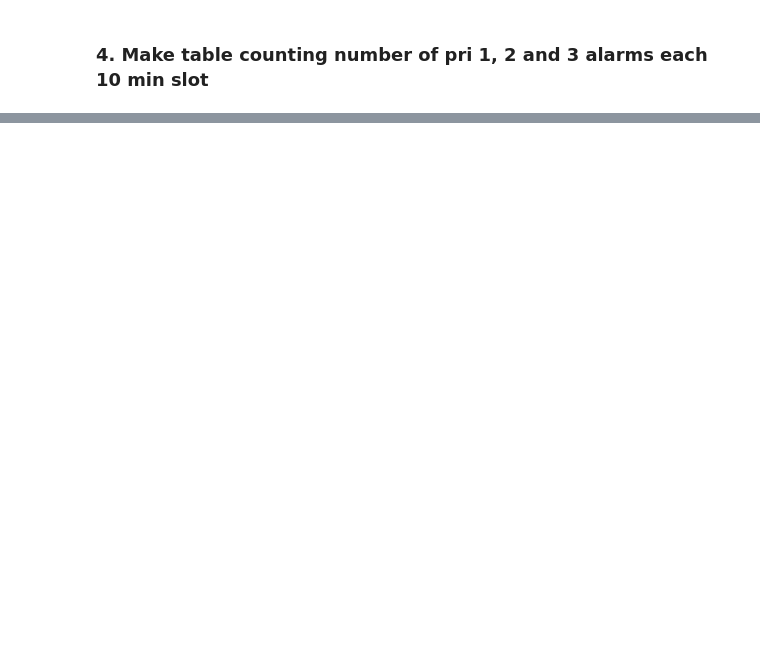
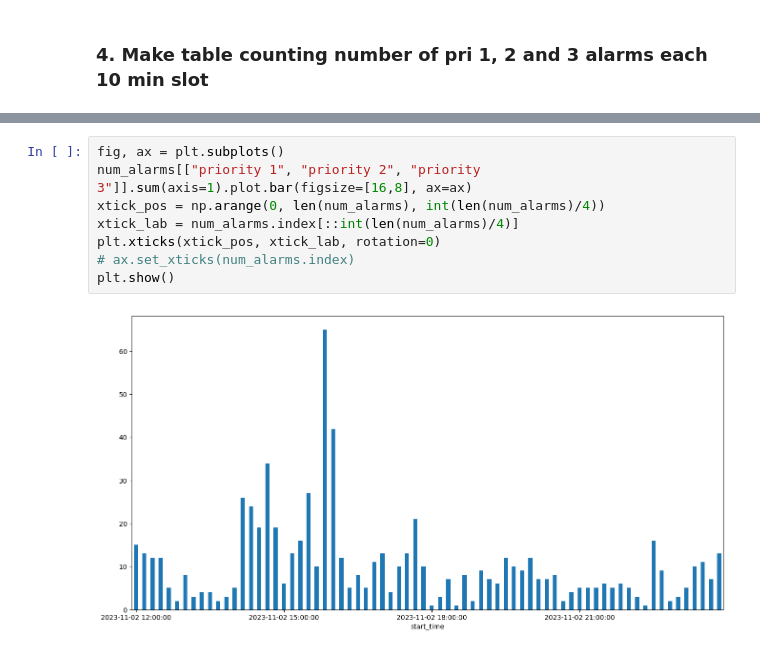
Before and after one commit to vetlenev/alarms_CrewLog, a Jupyter notebook: src/alarmKPI.ipynb, the cells around one changed output, grey strips where cells are left out. Drawn from its saved outputs; the diff is of its cells as text; blank space fills up the shorter version.

```diff
--- a/src/alarmKPI.ipynb
+++ b/src/alarmKPI.ipynb
@@ -235,0 +246,10 @@ num_alarms.iloc[1:20]
+# %%
+fig, ax = plt.subplots()
+num_alarms[["priority 1", "priority 2", "priority 3"]].sum(axis=1).plot.bar(figsize=[16,8], ax=ax)
+xtick_pos = np.arange(0, len(num_alarms), int(len(num_alarms)/4))
+xtick_lab = num_alarms.index[::int(len(num_alarms)/4)]
+plt.xticks(xtick_pos, xtick_lab, rotation=0)
+# ax.set_xticks(num_alarms.index)
+plt.show()
+# %% [output]
+[figure, added]
```
Also changed, not shown: parts of 39 cells of this notebook, 13 other files.
